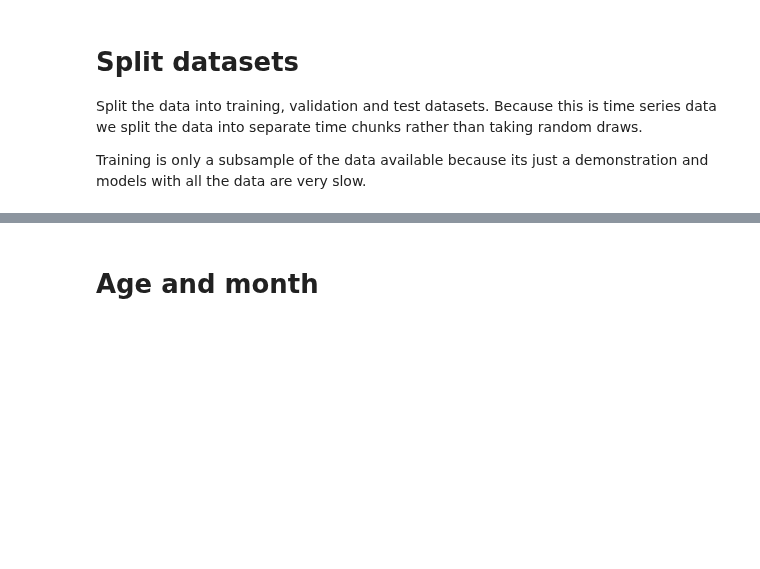
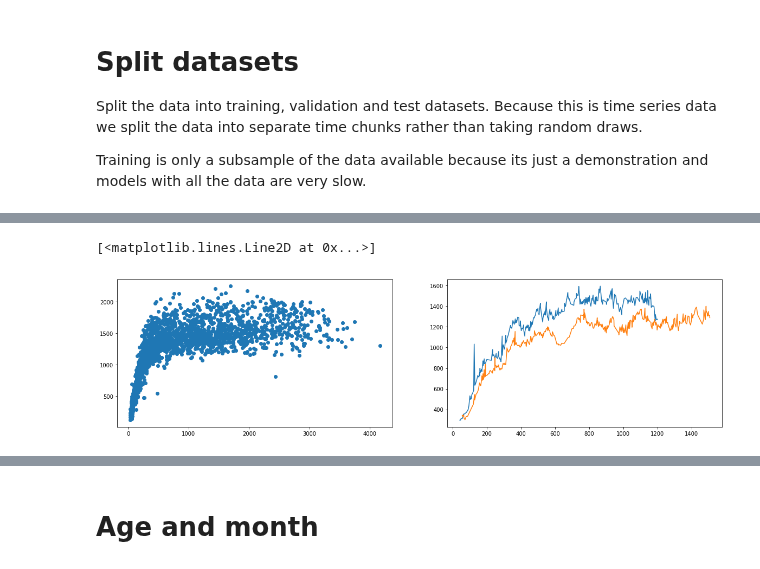
Before and after one commit to DAWells/DAWells.github.io, a Jupyter notebook: analyses/weight_time/Gaussian_process/gaussian_process.ipynb, the cells around one changed output, grey strips where cells are left out. Cells and saved outputs as stored; diff of their text form; code cells hidden in the pictures; blank space fills up the shorter version.

```diff
--- a/analyses/weight_time/Gaussian_process/gaussian_process.ipynb
+++ b/analyses/weight_time/Gaussian_process/gaussian_process.ipynb
@@ -125,0 +105,8 @@ age month sin
+# %%
+fig, (ax1, ax2) = plt.subplots(1,2, figsize=(20,5))
+ax1.plot(train.agen, train.weight, "o")
+ax2.plot("agen", "weight", "-", data=dsr[(dsr.indiv=="FM142") & (dsr.weight<1900)])
+ax2.plot("agen", "weight", "-", data=dsr[(dsr.indiv=="FM105") & (dsr.weight<1900)])
+# %% [output]
+[<matplotlib.lines.Line2D at 0x...>]
+[figure, added]
```
Also changed, not shown: parts of 15 cells of this notebook, 1 other file.
